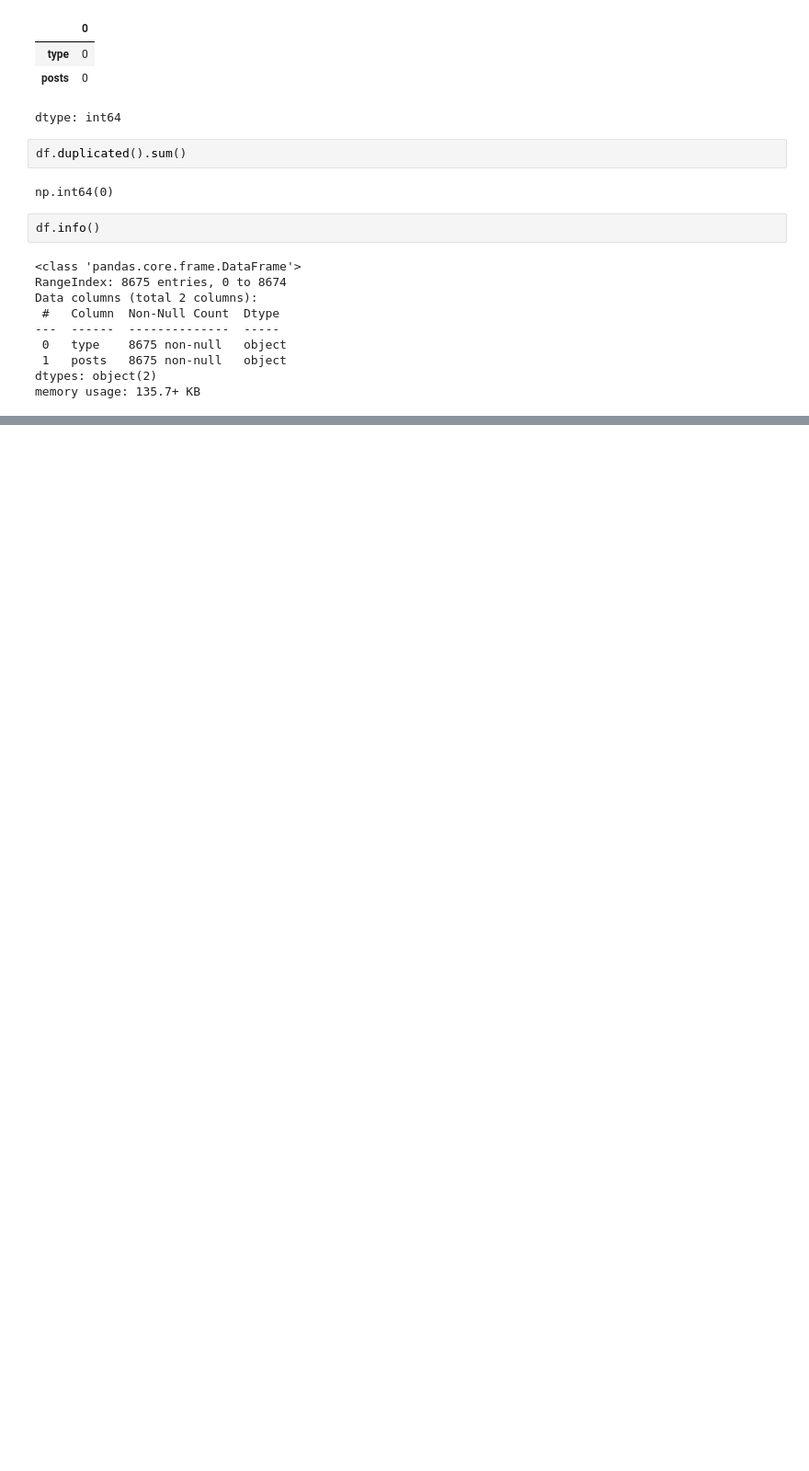
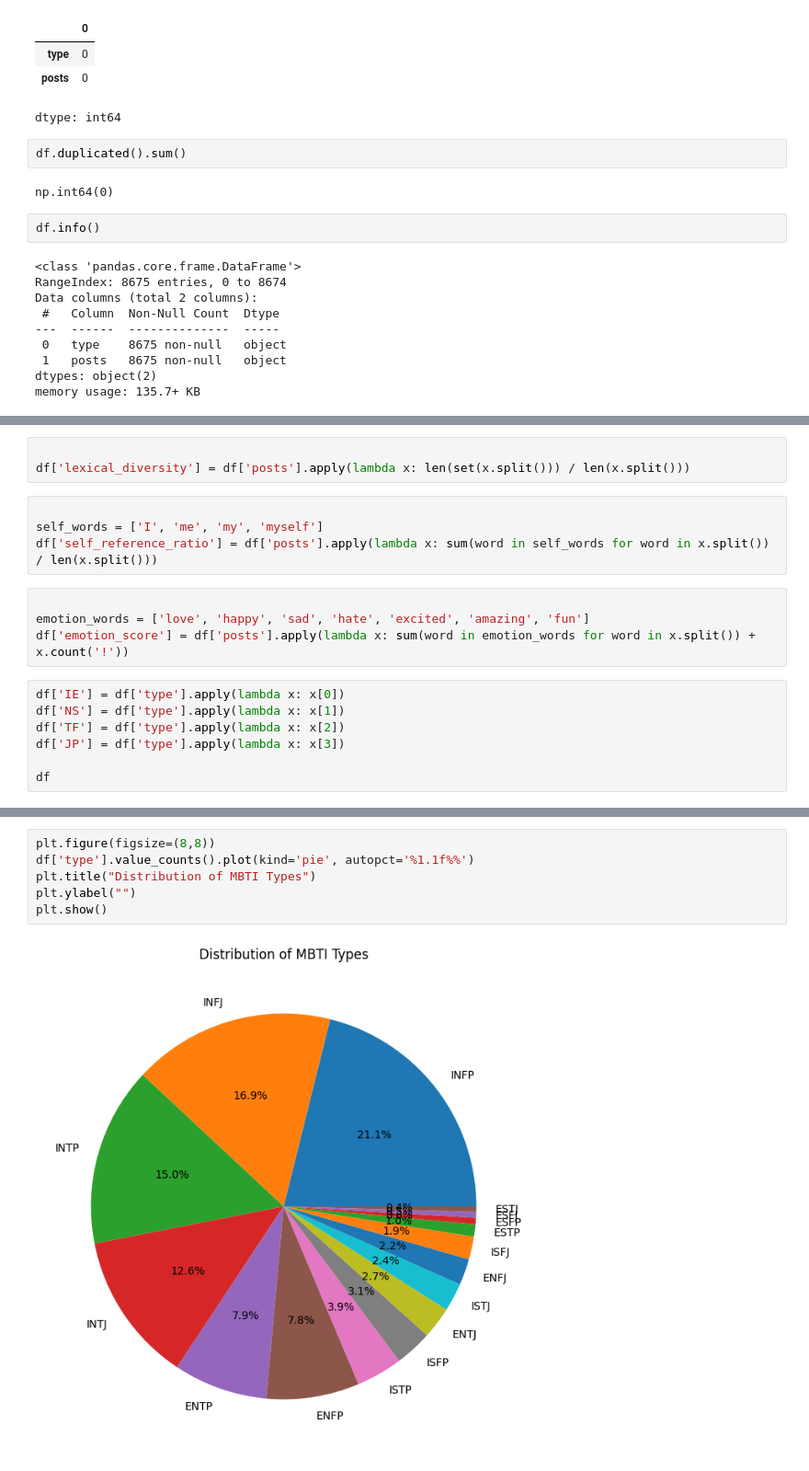
Before and after one commit to EngMohamed-op/MBTI-Personality, a Jupyter notebook: EDA_project.ipynb, the cells around one changed output, grey strips where cells are left out. Shown at 92% size. Cells and saved outputs as stored; diff of their text form; blank space fills up the shorter version.

```diff
--- a/EDA_project.ipynb
+++ b/EDA_project.ipynb
@@ -67,0 +96,18 @@ df.describe()
+# %%
+
+df['lexical_diversity'] = df['posts'].apply(lambda x: len(set(x.split())) / len(x.split()))
+# %%
+
+self_words = ['I', 'me', 'my', 'myself']
+df['self_reference_ratio'] = df['posts'].apply(lambda x: sum(word in self_words for word in x.split()) / len(x.split()))
+# %%
+
+emotion_words = ['love', 'happy', 'sad', 'hate', 'excited', 'amazing', 'fun']
+df['emotion_score'] = df['posts'].apply(lambda x: sum(word in emotion_words for word in x.split()) + x.count('!'))
+# %%
+df['IE'] = df['type'].apply(lambda x: x[0])
+df['NS'] = df['type'].apply(lambda x: x[1])
+df['TF'] = df['type'].apply(lambda x: x[2])
+df['JP'] = df['type'].apply(lambda x: x[3])
+
+df
@@ -67,0 +128,8 @@ df.describe()
+# %%
+plt.figure(figsize=(8,8))
+df['type'].value_counts().plot(kind='pie', autopct='%1.1f%%')
+plt.title("Distribution of MBTI Types")
+plt.ylabel("")
+plt.show()
+# %% [output]
+[figure, added]
```
Also changed, not shown: parts of 23 cells of this notebook.
